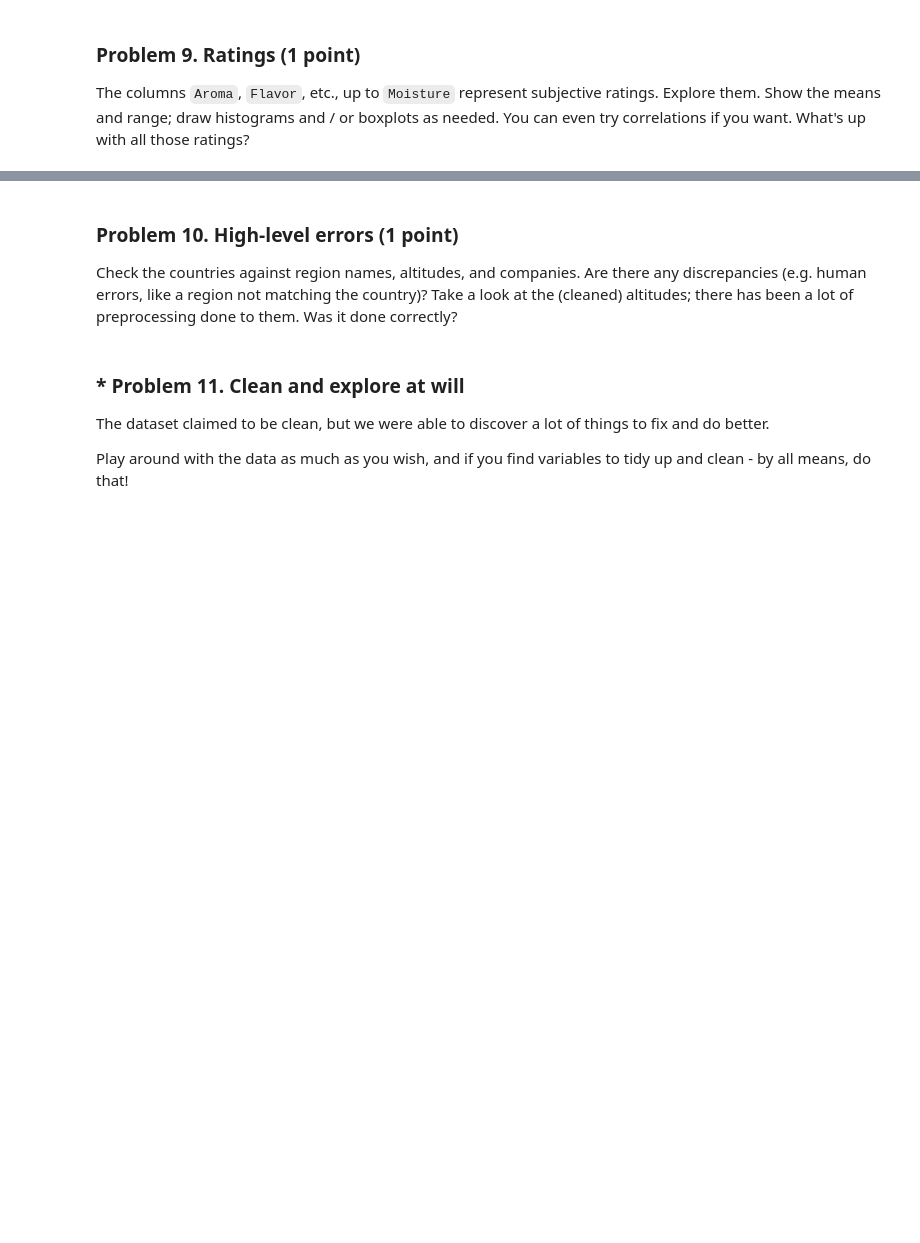
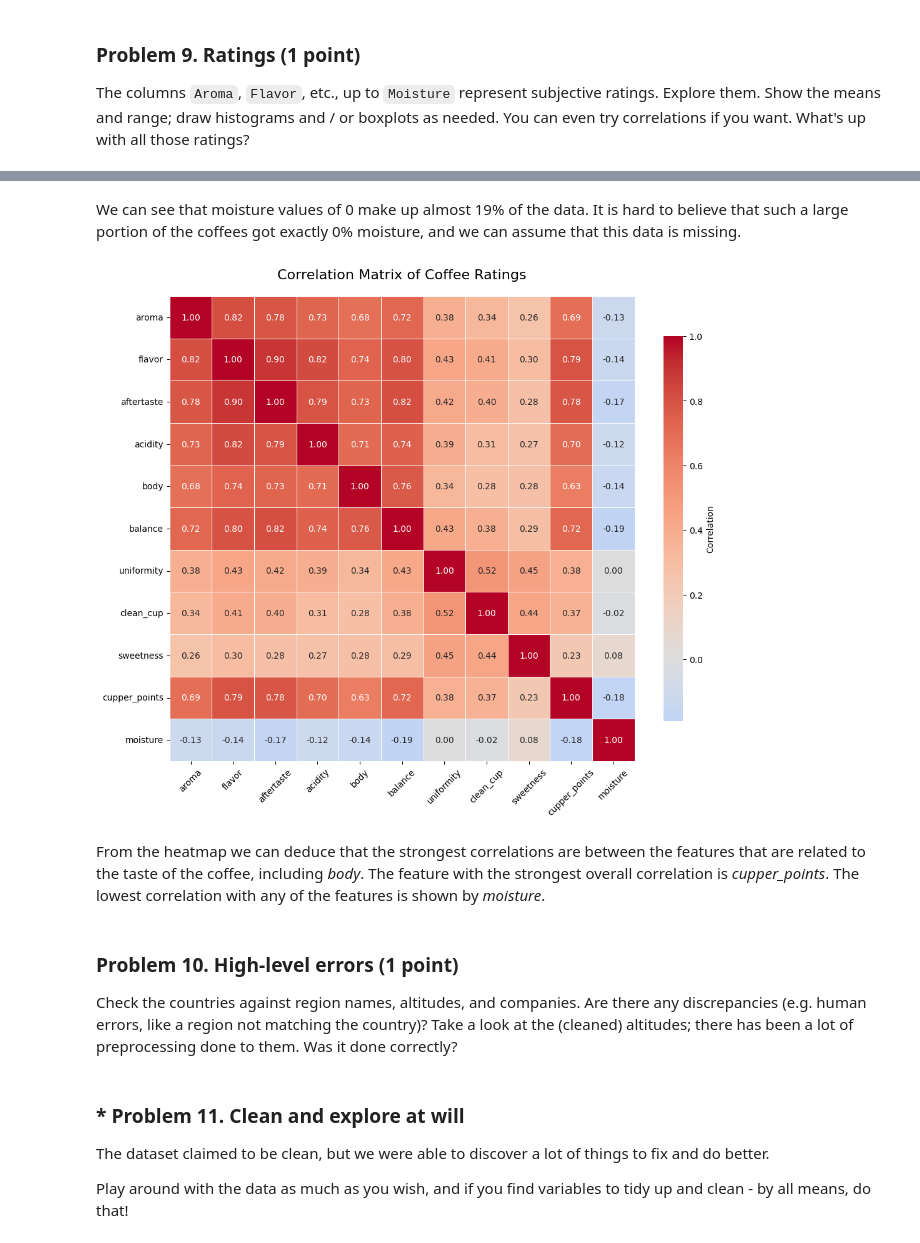
Before and after one commit to VladoDev03/data-science-softuni, a Jupyter notebook: 01-data-tidying-and-cleaning/Data Tidying and Cleaning Lab.ipynb, the cells around one changed output, grey strips where cells are left out. Cells and saved outputs as stored; diff of their text form; code cells hidden in the pictures; blank space fills up the shorter version.

```diff
--- a/01-data-tidying-and-cleaning/Data Tidying and Cleaning Lab.ipynb
+++ b/01-data-tidying-and-cleaning/Data Tidying and Cleaning Lab.ipynb
@@ -441,3 +553,30 @@ The columns `Aroma`, `Flavor`, etc., up to `Moisture` represent subjective ratin
+# %% [markdown]
+We can see that moisture values of 0 make up almost 19% of the data. It is hard to believe that such a large portion of the coffees got exactly 0% moisture, and we can assume that this data is missing.
+# %%
+correlations = individual_scores.corr()
+
+plt.figure(figsize=(12, 10))
+
+sns.heatmap(
+    correlations,
+    annot=True,
+    fmt='.2f',
+    cmap='coolwarm',
+    center=0,
+    square=True,
+    linewidths=0.5,
+    cbar_kws={'shrink': 0.8, 'label': 'Correlation'},
+)
+
+plt.title('Correlation Matrix of Coffee Ratings', fontsize=16, pad=20)
+plt.xticks(rotation=45)
+plt.yticks(rotation=0)
+
+plt.show()
+# %% [output]
+[figure, added]
+# %% [markdown]
+From the heatmap we can deduce that the strongest correlations are between the features that are related to the taste of the coffee, including *body*. The feature with the strongest overall correlation is *cupper_points*. The lowest correlation with any of the features is shown by *moisture*.
 # %% [markdown]
 ### Problem 10. High-level errors (1 point)
 Check the countries against region names, altitudes, and companies. Are there any discrepancies (e.g. human errors, like a region not matching the country)? Take a look at the (cleaned) altitudes; there has been a lot of preprocessing done to them. Was it done correctly?
```
Also changed, not shown: parts of 10 cells of this notebook.
